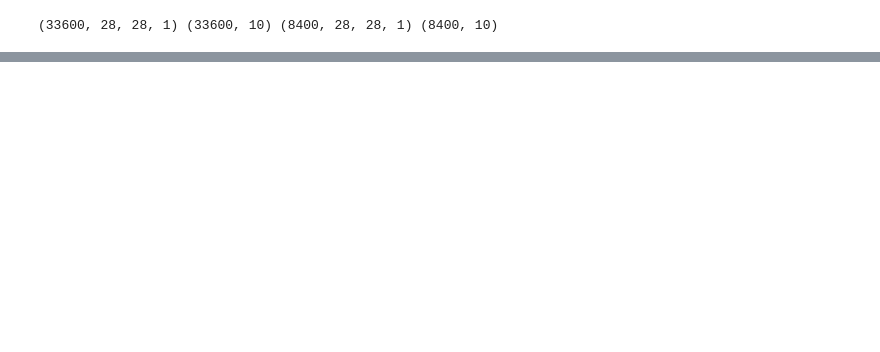
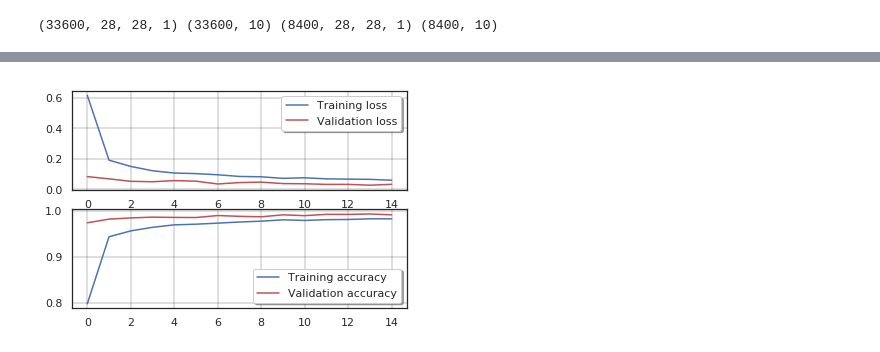
Before and after one commit to isurunuwanthilaka/ml-mnist, a Jupyter notebook: Digit_Recognizer.ipynb, the cells around one changed output, grey strips where cells are left out. Cells and saved outputs as stored; diff of their text form; code cells hidden in the pictures; blank space fills up the shorter version.

```diff
--- a/Digit_Recognizer.ipynb
+++ b/Digit_Recognizer.ipynb
@@ -219,0 +215,31 @@ df.to_csv('./submission.csv')
+# %%
+lr_reduction = tf.keras.callbacks.ReduceLROnPlateau(monitor='val_acc',
+                                 patience=3,
+                                 verbose=1,
+                                 factor=0.5,
+                                 min_lr=0.00001)
+# %%
+datagen = tf.keras.preprocessing.image.ImageDataGenerator(
+          featurewise_center=False,            # set input mean to 0 over the dataset
+          samplewise_center=False,             # set each sample mean to 0
+          featurewise_std_normalization=False, # divide inputs by std of the dataset
+          samplewise_std_normalization=False,  # divide each input by its std
+          zca_whitening=False,                 # apply ZCA whitening
+          rotation_range=30,                   # randomly rotate images in the range (degrees, 0 to 180)
+          zoom_range = 0.1,                    # Randomly zoom image
+          width_shift_range=0.1,               # randomly shift images horizontally (fraction of total width)
+          height_shift_range=0.1,              # randomly shift images vertically (fraction of total height)
+          horizontal_flip=False,               # randomly flip images
+          vertical_flip=False)                 # randomly flip images
+
+datagen.fit(xtrain)
+# %%
+epochs = 15
+batch_size = 64
+# %%
+history = model.fit_generator(datagen.flow(xtrain,ytrain, batch_size=batch_size),
+                              epochs=epochs,
+                              validation_data=(xval,yval),
+                              verbose=1,
+                              steps_per_epoch=xtrain.shape[0] // batch_size,
+                              callbacks=[lr_reduction])
@@ -219,0 +264,13 @@ df.to_csv('./submission.csv')
+# %%
+fig, ax = plt.subplots(2,1)
+ax[0].plot(history.history['loss'], color='b', label="Training loss")
+ax[0].plot(history.history['val_loss'], color='r', label="Validation loss",axes =ax[0])
+ax[0].grid(color='black', linestyle='-', linewidth=0.25)
+legend = ax[0].legend(loc='best', shadow=True)
+
+ax[1].plot(history.history['acc'], color='b', label="Training accuracy")
+ax[1].plot(history.history['val_acc'], color='r',label="Validation accuracy")
+ax[1].grid(color='black', linestyle='-', linewidth=0.25)
+legend = ax[1].legend(loc='best', shadow=True)
+# %% [output]
+[figure, added]
```
Also changed, not shown: parts of 10 cells of this notebook.
